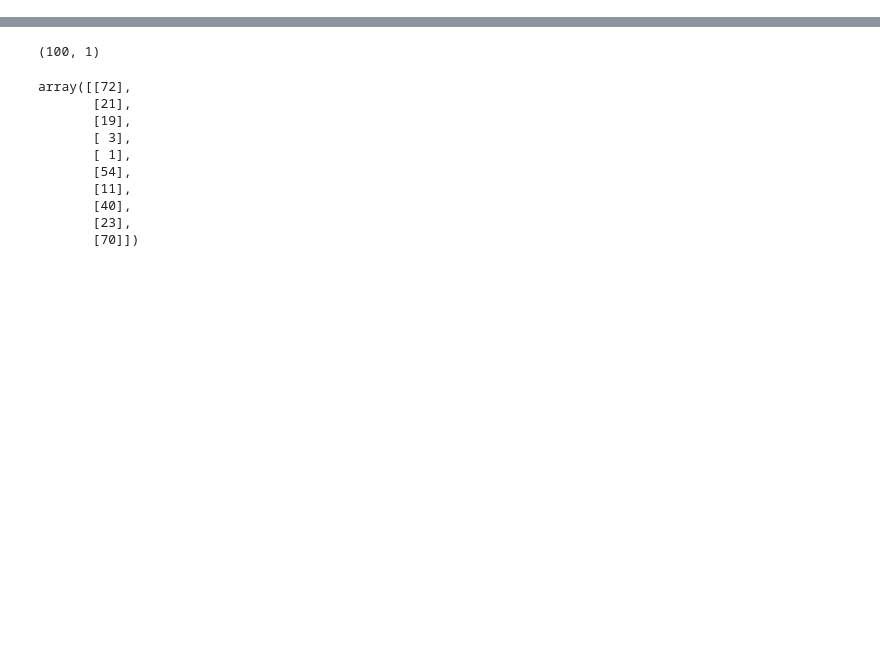
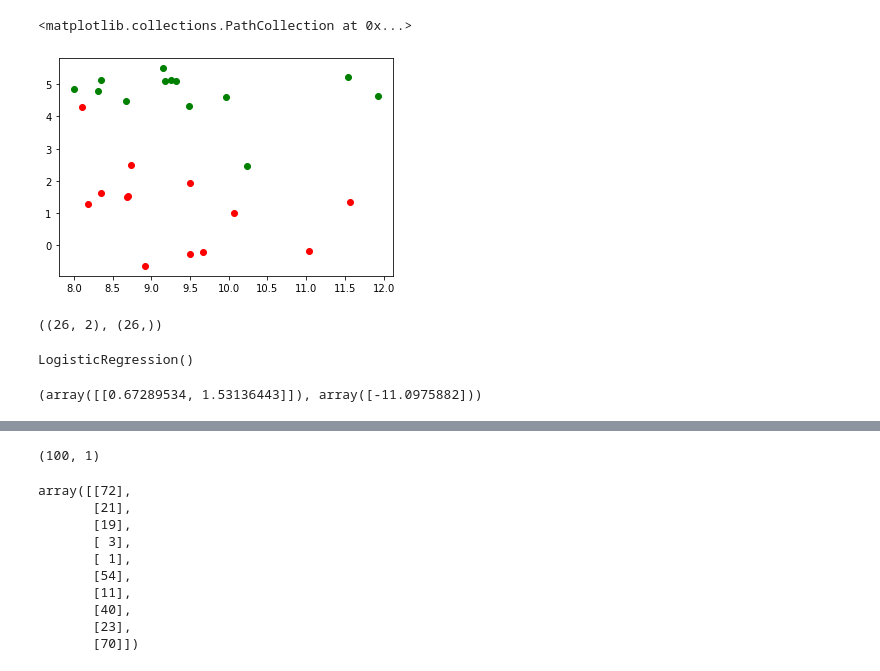
Before and after one commit to yao-eastside/machine-learning-pearls, a Jupyter notebook: linear-models/logistic-regression-md.ipynb, the cells around one changed output, grey strips where cells are left out. Saved outputs shown, nothing was run; the diff lists cells and outputs as text; code cells hidden in the pictures; blank space fills up the shorter version.

```diff
--- a/linear-models/logistic-regression-md.ipynb
+++ b/linear-models/logistic-regression-md.ipynb
@@ -5,2 +2,0 @@ import numpy as np
-# %%
-X = np.random.randint(0, 100, size=(100, 1))
@@ -6,0 +8,21 @@ X = np.random.randint(0, 100, size=(100, 1))
+# %%
+def make_forge():
+    # a carefully hand-designed dataset lol
+    X, y = make_blobs(centers=2, random_state=4, n_samples=30)
+    y[np.array([7, 27])] = 0
+    mask = np.ones(len(X), dtype=np.bool)
+    mask[np.array([0, 1, 5, 26])] = 0
+    X, y = X[mask], y[mask]
+    return X, y
+# %%
+X, y = make_forge()
+# %%
+plt.scatter(X[y==0][:, 0], X[y==0][:, 1], color='red')
+plt.scatter(X[y==1][:, 0], X[y==1][:, 1], color='green')
+# %% [output]
+<matplotlib.collections.PathCollection at 0x...>
+[figure, added]
+# %%
+X.shape, y.shape
+# %% [output]
+((26, 2), (26,))
@@ -6,0 +31,8 @@ X = np.random.randint(0, 100, size=(100, 1))
+# %%
+lr.fit(X, y)
+# %% [output]
+LogisticRegression()
+# %%
+lr.coef_, lr.intercept_
+# %% [output]
+(array([[0.67289534, 1.53136443]]), array([-11.0975882]))
```
Also changed, not shown: parts of 13 cells of this notebook.
